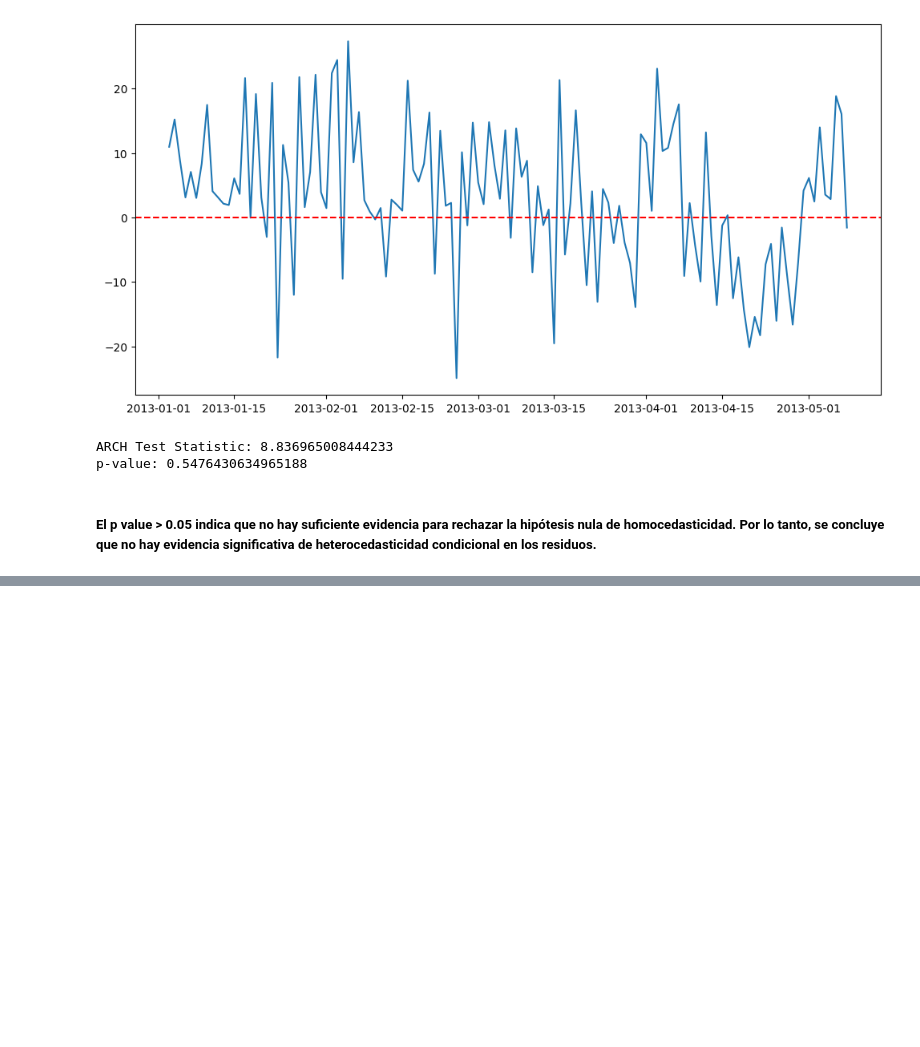
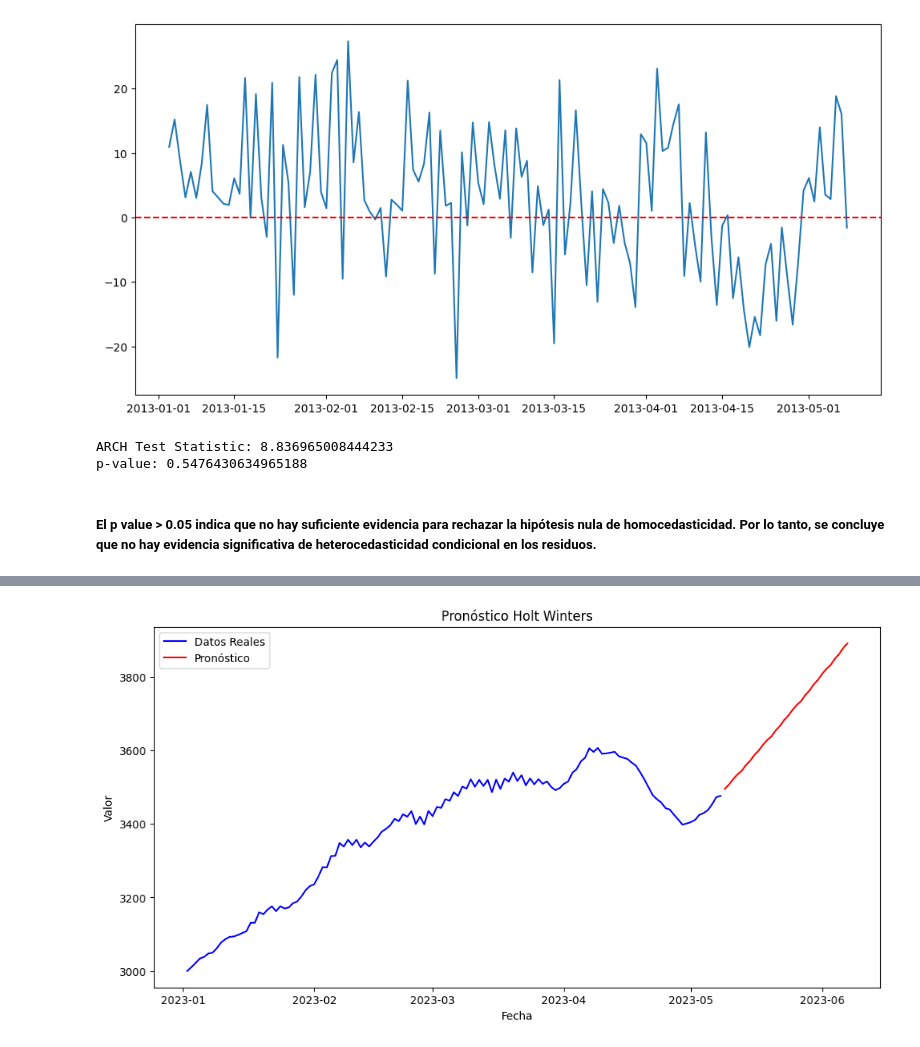
Before and after one commit to AlejaGuz/SERIES_DE_TIEMPO_OPTIMIZACION, a Jupyter notebook: Parcial_Final_Alejandra_Ruiz_y_Juan_Vergara.ipynb, the cells around one changed output, grey strips where cells are left out. Drawn from its saved outputs; the diff is of its cells as text; code cells hidden in the pictures; blank space fills up the shorter version.

```diff
--- a/Parcial_Final_Alejandra_Ruiz_y_Juan_Vergara.ipynb
+++ b/Parcial_Final_Alejandra_Ruiz_y_Juan_Vergara.ipynb
@@ -1092,0 +1129,7 @@ p-value: 0.5476430634965188
+# %%
+model = ETSModel(endog=data_producto2['producto2'],error=params['error'],trend=params['trend'],seasonal=params['seasonal'])
+
+model_result = model.fit(smoothing_level=params['alpha'], smoothing_slope=params['beta'], smoothing_seasonal=params['gamma'])
+
+point_forecast=model_result.forecast(30)
+point_forecast
@@ -1092,0 +1173,11 @@ p-value: 0.5476430634965188
+# %%
+plt.figure(figsize=(12, 6))
+plt.plot(data_producto2, label='Datos Reales', color='blue')
+plt.plot(point_forecast.index, pd.DataFrame(point_forecast)['simulation'], label='Pronóstico', color='red')
+plt.title('Pronóstico Holt Winters')
+plt.xlabel('Fecha')
+plt.ylabel('Valor')
+plt.legend()
+plt.show()
+# %% [output]
+[figure, added]
```
Also changed, not shown: parts of 12 cells of this notebook.
